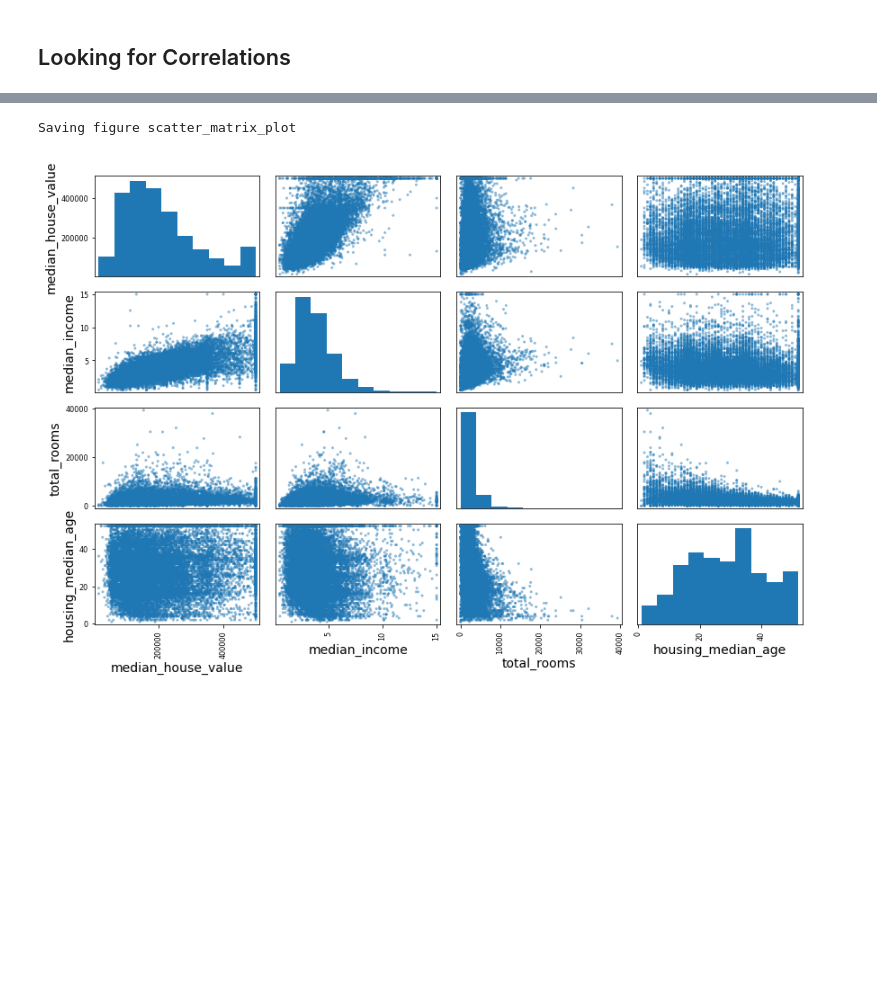
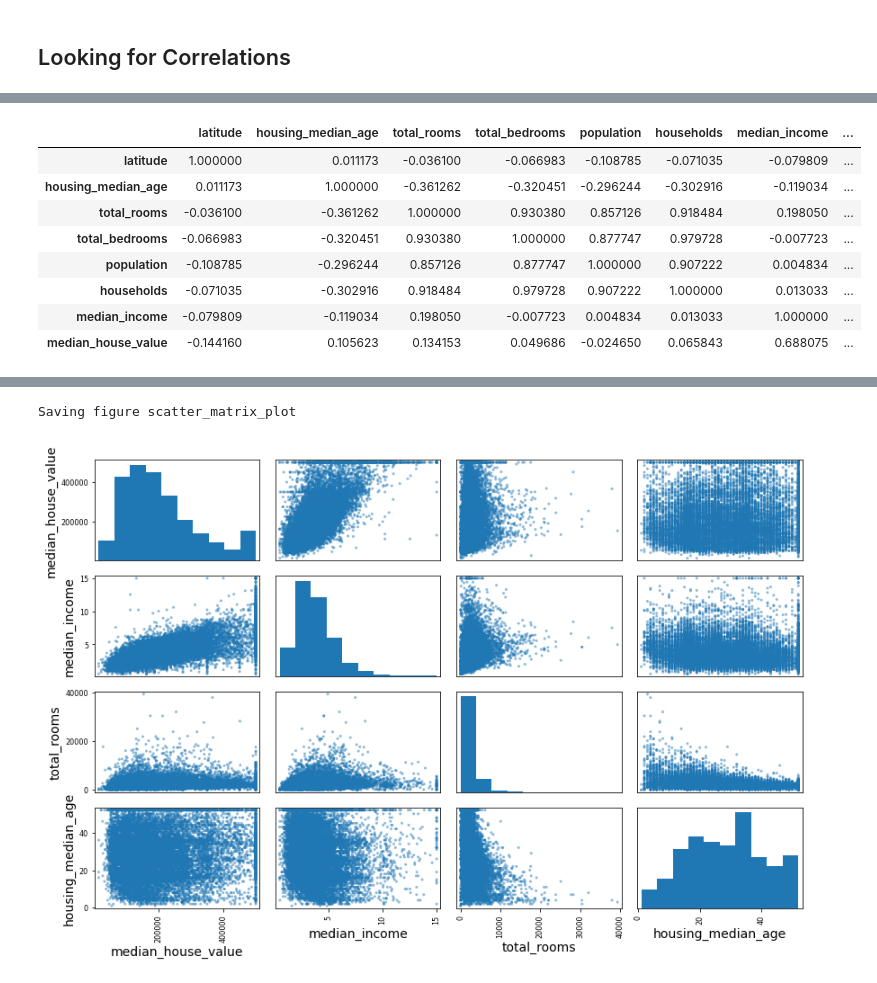
Before and after one commit to dcalipari/ktp-ai-big-data, a Jupyter notebook: 02_end_to_end_machine_learning_project.ipynb, the cells around one changed output, grey strips where cells are left out. Cells and saved outputs as stored; diff of their text form; code cells hidden in the pictures; blank space fills up the shorter version.

```diff
--- a/02_end_to_end_machine_learning_project.ipynb
+++ b/02_end_to_end_machine_learning_project.ipynb
@@ -374,0 +387,13 @@ Name: median_house_value, dtype: float64
+# %%
+corr = numerical_df.corr()
+corr
+# %% [output]
+|  | latitude | housing_median_age | total_rooms | total_bedrooms | population | households | median_income | ... |
+| latitude | 1.000000 | 0.011173 | -0.036100 | -0.066983 | -0.108785 | -0.071035 | -0.079809 | ... |
+| housing_median_age | 0.011173 | 1.000000 | -0.361262 | -0.320451 | -0.296244 | -0.302916 | -0.119034 | ... |
+| total_rooms | -0.036100 | -0.361262 | 1.000000 | 0.930380 | 0.857126 | 0.918484 | 0.198050 | ... |
+| total_bedrooms | -0.066983 | -0.320451 | 0.930380 | 1.000000 | 0.877747 | 0.979728 | -0.007723 | ... |
+| population | -0.108785 | -0.296244 | 0.857126 | 0.877747 | 1.000000 | 0.907222 | 0.004834 | ... |
+| households | -0.071035 | -0.302916 | 0.918484 | 0.979728 | 0.907222 | 1.000000 | 0.013033 | ... |
+| median_income | -0.079809 | -0.119034 | 0.198050 | -0.007723 | 0.004834 | 0.013033 | 1.000000 | ... |
+| median_house_value | -0.144160 | 0.105623 | 0.134153 | 0.049686 | -0.024650 | 0.065843 | 0.688075 | ... |
```
Also changed, not shown: parts of 13 cells of this notebook.
